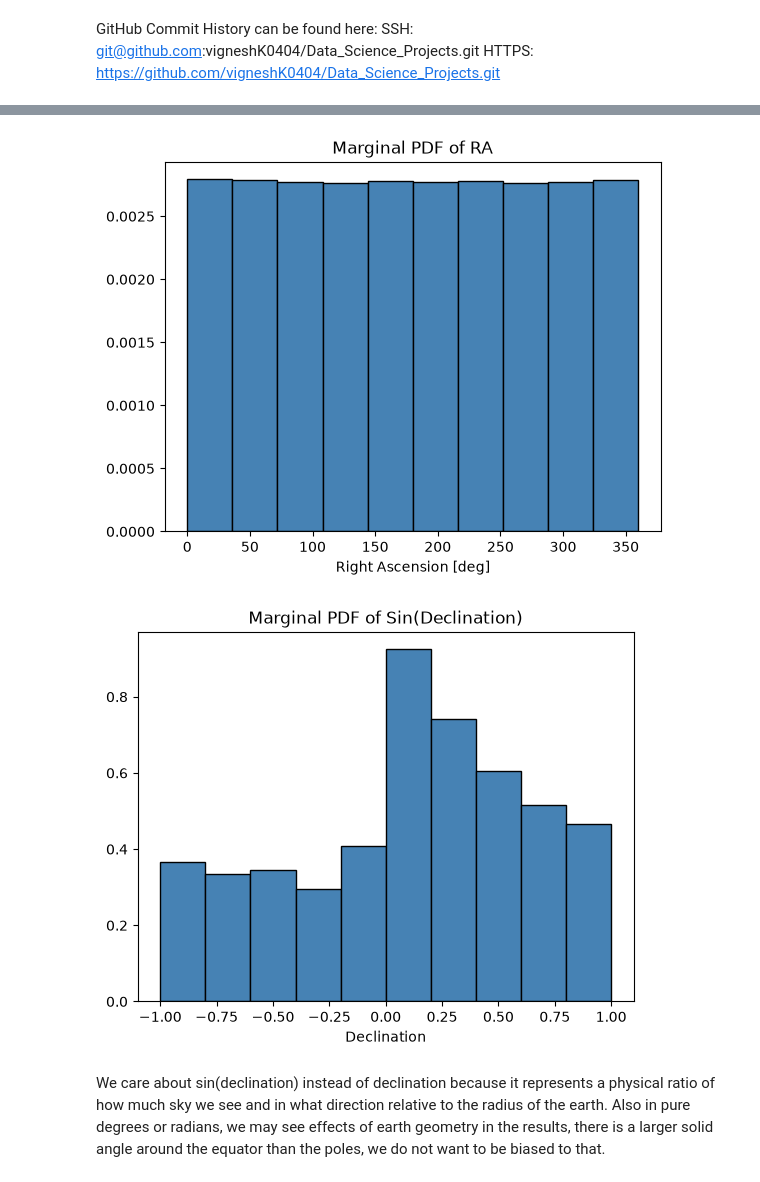
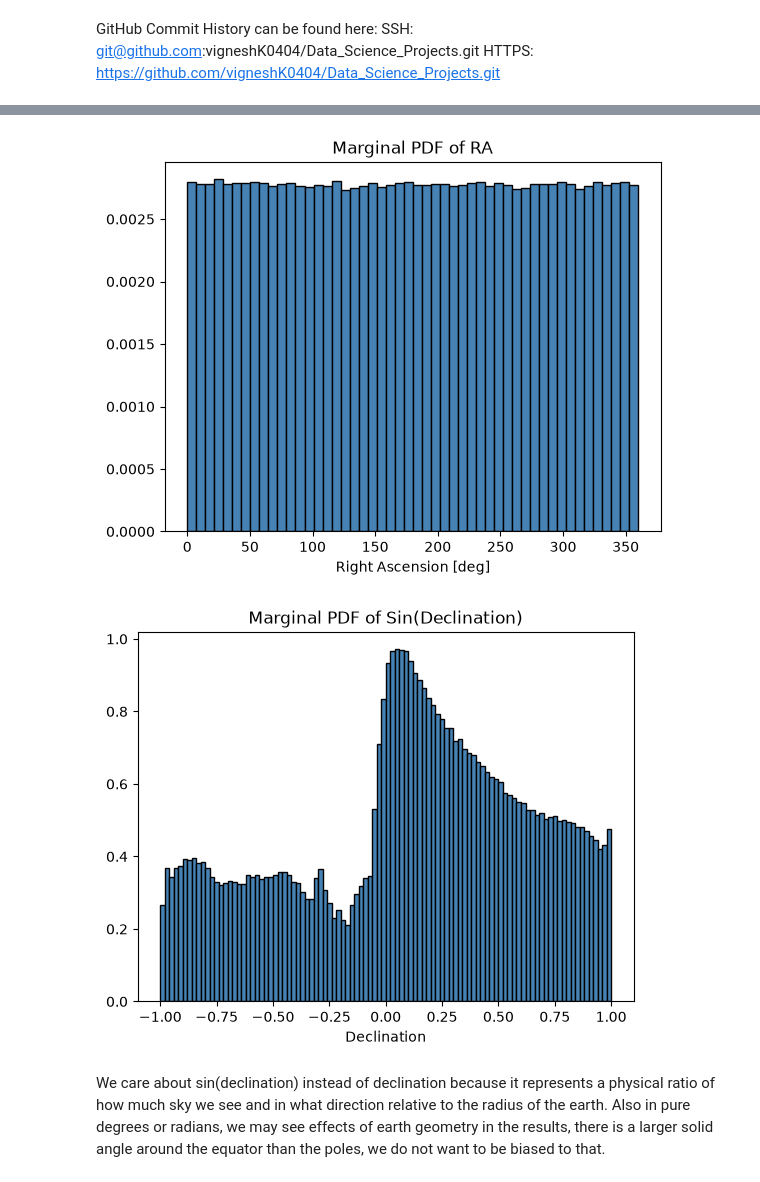
Before and after one commit to vigneshK0404/Data_Science_Projects, a Jupyter notebook: Project_1_Karthikeyan.ipynb, the cells around one changed output, grey strips where cells are left out. Cells and saved outputs as stored; diff of their text form; code cells hidden in the pictures.

```diff
--- a/Project_1_Karthikeyan.ipynb
+++ b/Project_1_Karthikeyan.ipynb
@@ -39,17 +39,17 @@ plt.show()
 # %%
-plt.hist(df["RA[deg]"], density=True,color="steelblue",edgecolor = "black")
+plt.hist(df["RA[deg]"], bins=50,density=True,color="steelblue",edgecolor = "black")
 plt.xlabel("Right Ascension [deg]")
 plt.title("Marginal PDF of RA")
 plt.show()
 # %% [output]
-[figure, old version]
+[figure, new version]
 # %%
-plt.hist(np.sin(df["Dec[deg]"]*np.pi/180), density=True,color="steelblue",edgecolor = "black")
+plt.hist(np.sin(df["Dec[deg]"]*np.pi/180), bins=100, density=True,color="steelblue",edgecolor = "black")
 plt.xlabel("Declination")
 plt.title("Marginal PDF of Sin(Declination)")
 plt.show()
 # %% [output]
-[figure, old version]
+[figure, new version]
 # %% [markdown]
 We care about sin(declination) instead of declination because it represents a physical ratio of how much sky we see and in what direction relative to the radius of the earth. Also in pure degrees or radians, we may see effects of earth geometry in the results, there is a larger solid angle around the equator than the poles, we do not want to be biased to that.
 # %%
```
Also changed, not shown: parts of 12 cells of this notebook.
